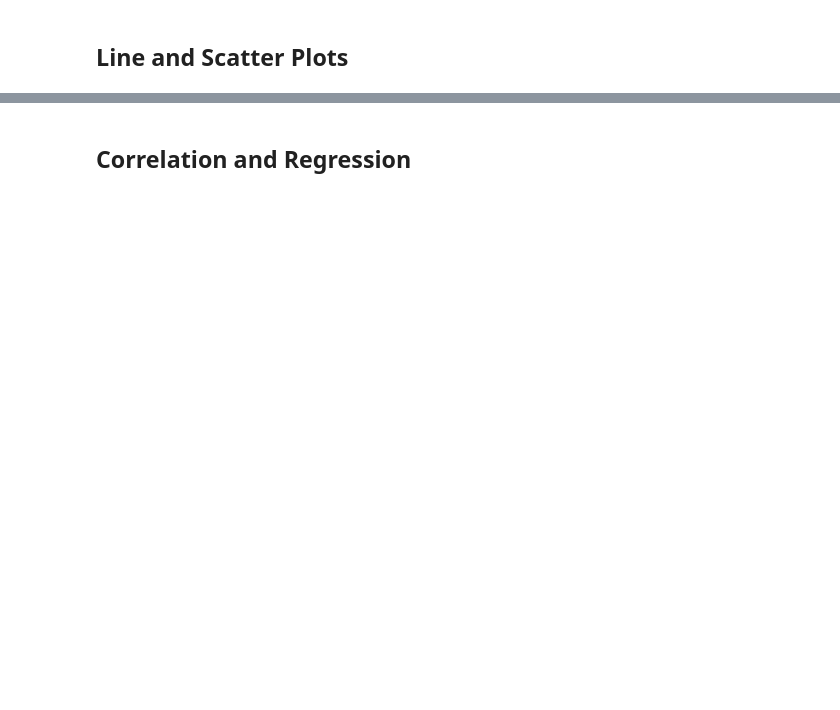
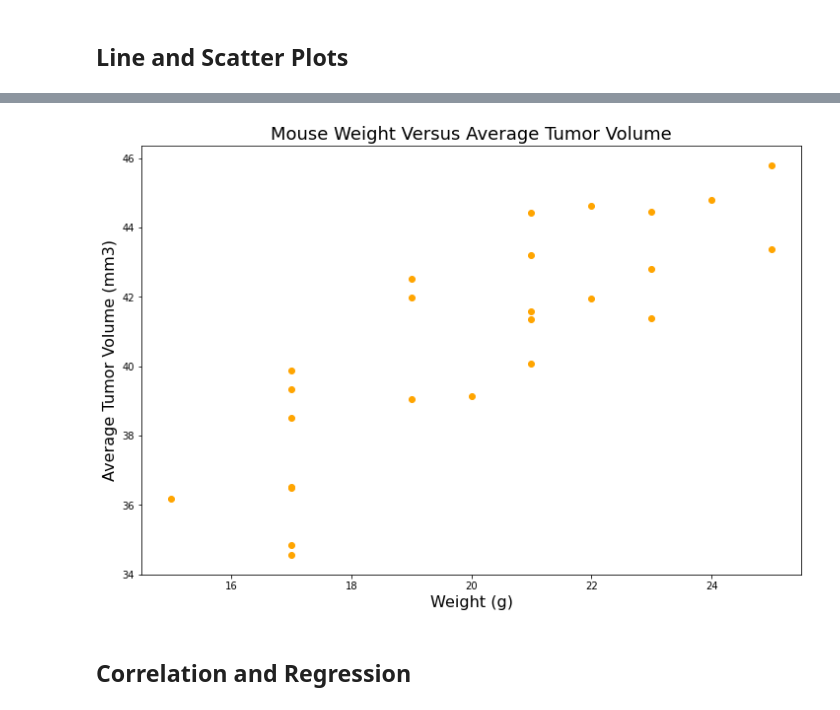
Before and after one commit to Jesskhunter/Matplotlib-Challenge, a Jupyter notebook: Pymaceuticals/pymaceuticals_starter.ipynb, the cells around one changed output, grey strips where cells are left out. Cells and saved outputs as stored; diff of their text form; code cells hidden in the pictures; blank space fills up the shorter version.

```diff
--- a/Pymaceuticals/pymaceuticals_starter.ipynb
+++ b/Pymaceuticals/pymaceuticals_starter.ipynb
@@ -497,11 +477,14 @@ avg_capm_vol
 # %%
 # Generate a scatter plot of average tumor volume vs. mouse weight for the Capomulin regimen
 
 fig1, ax1 = plt.subplots(figsize=(12, 8))
 plt.scatter(avg_capm_vol['Weight (g)'],avg_capm_vol['Tumor Volume (mm3)'], color="orange")
 plt.title('Mouse Weight Versus Average Tumor Volume', fontsize=18)
 plt.xlabel('Weight (g)',fontsize =16)
-plt.ylabel('Averag Tumor Volume (mm3)',fontsize=16)
+plt.ylabel('Average Tumor Volume (mm3)',fontsize=16)
+plt.show()
+# %% [output]
+[figure, added]
 # %% [markdown]
 ## Correlation and Regression
 # %%
```
Also changed, not shown: parts of 10 cells of this notebook.
